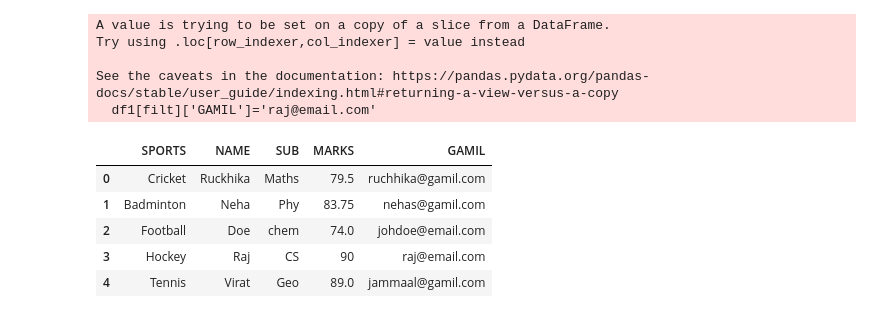
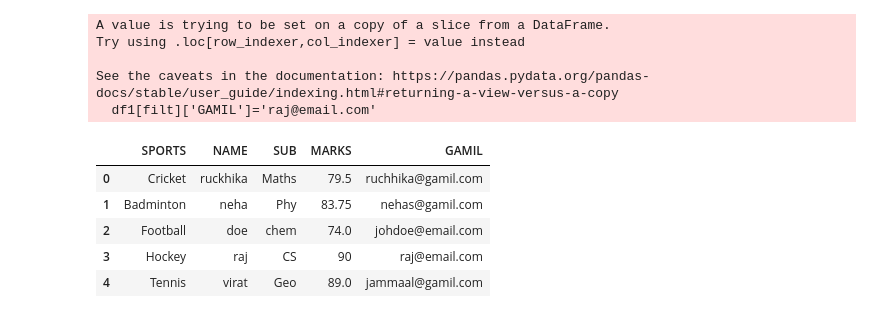
Before and after one commit to Divasdev/-100-Days-of-Code-Python-Pro-Bootcamp, a Jupyter notebook: pandas.ipynb, the cells around one changed output. Cells and saved outputs as stored; diff of their text form; code cells hidden in the pictures.

Commit message:
Add/Remove Rows and Columns From DataFrames

```diff
--- a/pandas.ipynb
+++ b/pandas.ipynb
@@ -191,3 +190,0 @@ df1
-# %%
-df1 = df1.drop(columns=['name', 'email'])
-df1
@@ -231,11 +221,12 @@ See the caveats in the documentation: https://pandas.pydata.org/pandas-docs/stab
 # %%
 filt=(df1['NAME']=='Raj')
 df1.loc[filt,'GAMIL']='raj@email.com'
+df1['NAME']=df1['NAME'].str.lower()
 df1
 # %% [output]
 |  | SPORTS | NAME | SUB | MARKS | GAMIL |
-| 0 | Cricket | Ruckhika | Maths | 79.5 | ruchhika@gamil.com |
-| 1 | Badminton | Neha | Phy | 83.75 | nehas@gamil.com |
-| 2 | Football | Doe | chem | 74.0 | johdoe@email.com |
-| 3 | Hockey | Raj | CS | 90 | raj@email.com |
-| 4 | Tennis | Virat | Geo | 89.0 | jammaal@gamil.com |
+| 0 | Cricket | ruckhika | Maths | 79.5 | ruchhika@gamil.com |
+| 1 | Badminton | neha | Phy | 83.75 | nehas@gamil.com |
+| 2 | Football | doe | chem | 74.0 | johdoe@email.com |
+| 3 | Hockey | raj | CS | 90 | raj@email.com |
+| 4 | Tennis | virat | Geo | 89.0 | jammaal@gamil.com |
```
Also changed, not shown: parts of 15 cells of this notebook.
